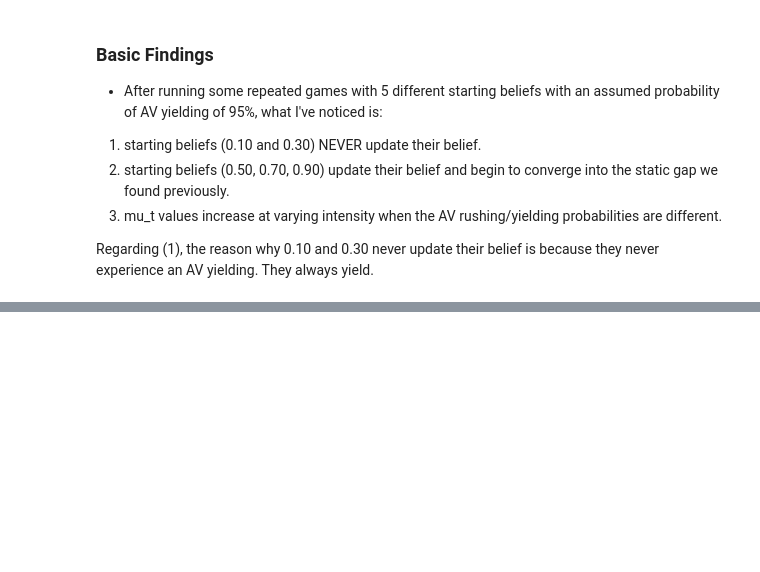
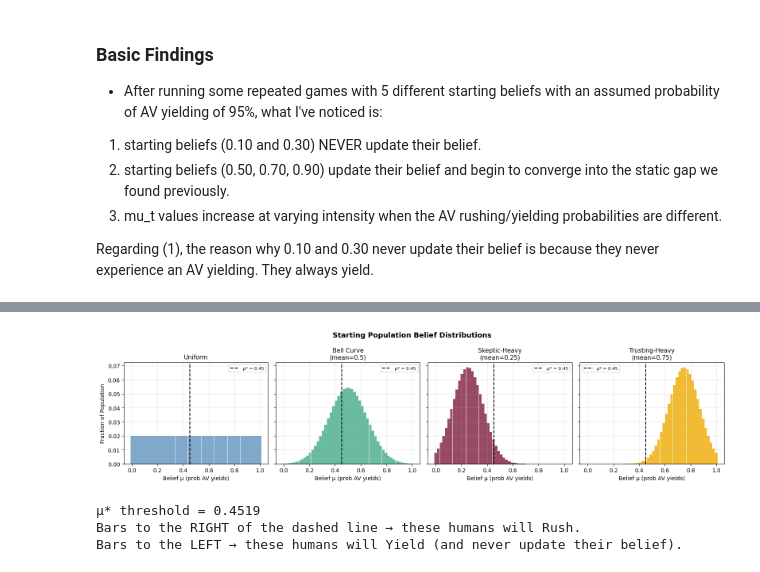
Before and after one commit to e2sun/LLM_Agent_For_AV-Human_Interaction, a Jupyter notebook: LLM_Agent_For_AV_Human_Interaction.ipynb, the cells around one changed output, grey strips where cells are left out. Saved outputs shown, nothing was run; the diff lists cells and outputs as text; code cells hidden in the pictures; blank space fills up the shorter version.

Commit message:
population simulation belief

```diff
--- a/LLM_Agent_For_AV_Human_Interaction.ipynb
+++ b/LLM_Agent_For_AV_Human_Interaction.ipynb
@@ -900,0 +992,53 @@ Regarding (1), the reason why 0.10 and 0.30 never update their belief is because
+# %%
+# Define Starting Distributions
+def uniform_dist(mu_grid):
+    """Every belief level equally likely."""
+    dist = np.ones(len(mu_grid))
+    return dist / dist.sum()
+
+def normal_dist(mu_grid, mean=0.5, std=0.15):
+    """Bell curve centered at `mean`."""
+    dist = np.exp(-0.5 * ((mu_grid - mean) / std) ** 2)
+    return dist / dist.sum()
+
+def skeptic_dist(mu_grid, mean=0.25, std=0.12):
+    """Most people start with LOW belief AVs will yield."""
+    dist = np.exp(-0.5 * ((mu_grid - mean) / std) ** 2)
+    return dist / dist.sum()
+
+def trusting_dist(mu_grid, mean=0.75, std=0.12):
+    """Most people start with HIGH belief AVs will yield."""
+    dist = np.exp(-0.5 * ((mu_grid - mean) / std) ** 2)
+    return dist / dist.sum()
+
+# Plot the four starting distributions
+fig, axes = plt.subplots(1, 4, figsize=(16, 4), sharey=True)
+fig.suptitle("Starting Population Belief Distributions", fontsize=13, fontweight="bold")
+
+dists = [
+    (uniform_dist(mu_grid), "Uniform", "#5F92BF"),
+    (normal_dist(mu_grid), "Bell Curve\n(mean=0.5)", "#43AA8B"),
+    (skeptic_dist(mu_grid),"Skeptic-Heavy\n(mean=0.25)", "#7D1D3F"),
+    (trusting_dist(mu_grid),"Trusting-Heavy\n(mean=0.75)", "#EEAA00"),
+]
+
+for ax, (dist, label, color) in zip(axes, dists):
+    ax.bar(mu_grid, dist, width=1/N_BINS, color=color, alpha=0.8, edgecolor="none")
+    ax.axvline(mu_star, color="black", linestyle="--", linewidth=1.5, label=f"μ* = {mu_star:.2f}")
+    ax.set_title(label, fontsize=11)
+    ax.set_xlabel("Belief μ (prob AV yields)")
+    ax.legend(fontsize=8)
+    ax.grid(True, alpha=0.3)
+
+axes[0].set_ylabel("Fraction of Population")
+plt.tight_layout()
+plt.show()
+
+print(f"\nμ* threshold = {mu_star:.4f}")
+print("Bars to the RIGHT of the dashed line → these humans will Rush.")
+print("Bars to the LEFT → these humans will Yield (and never update their belief).")
+# %% [output]
+[figure, added]
+μ* threshold = 0.4519
+Bars to the RIGHT of the dashed line → these humans will Rush.
+Bars to the LEFT → these humans will Yield (and never update their belief).
```
Also changed, not shown: parts of 12 cells of this notebook.
